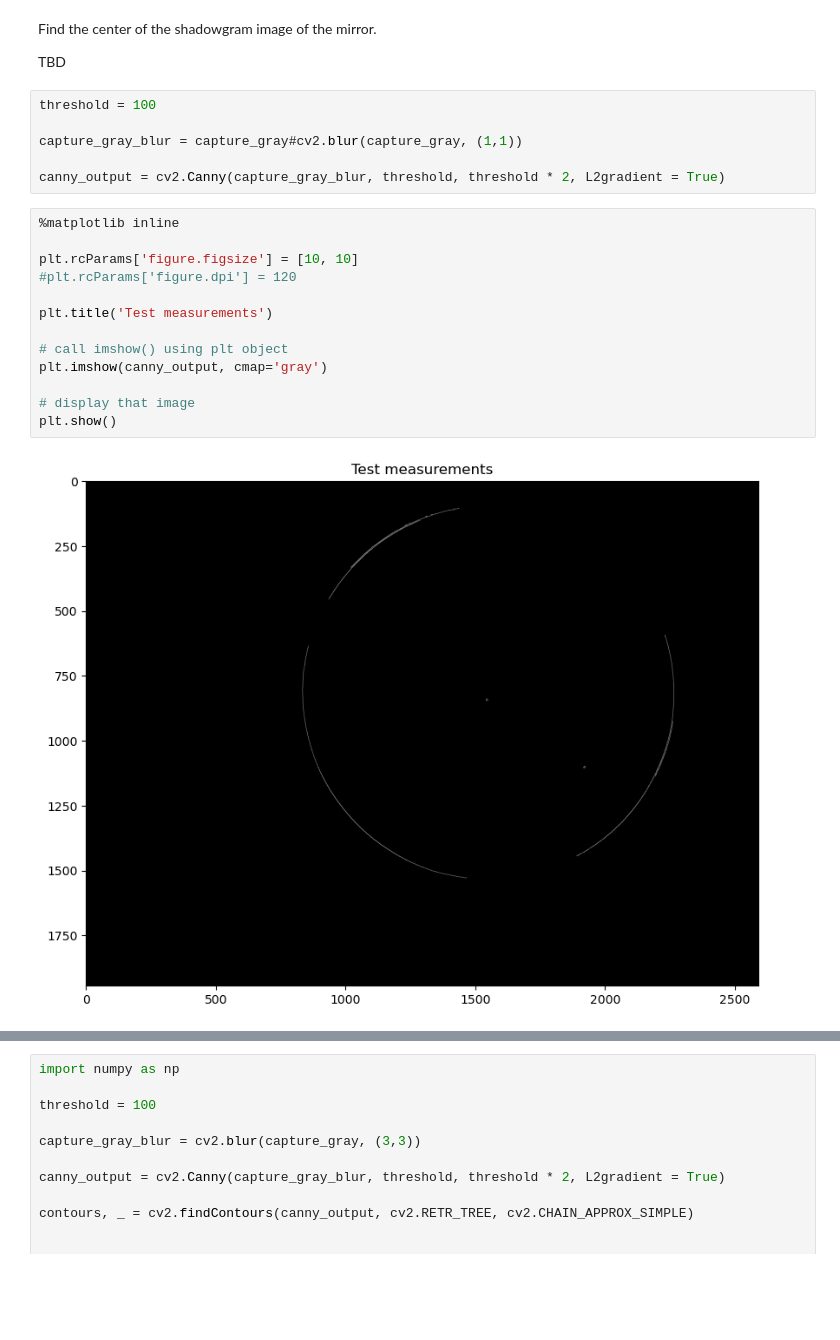
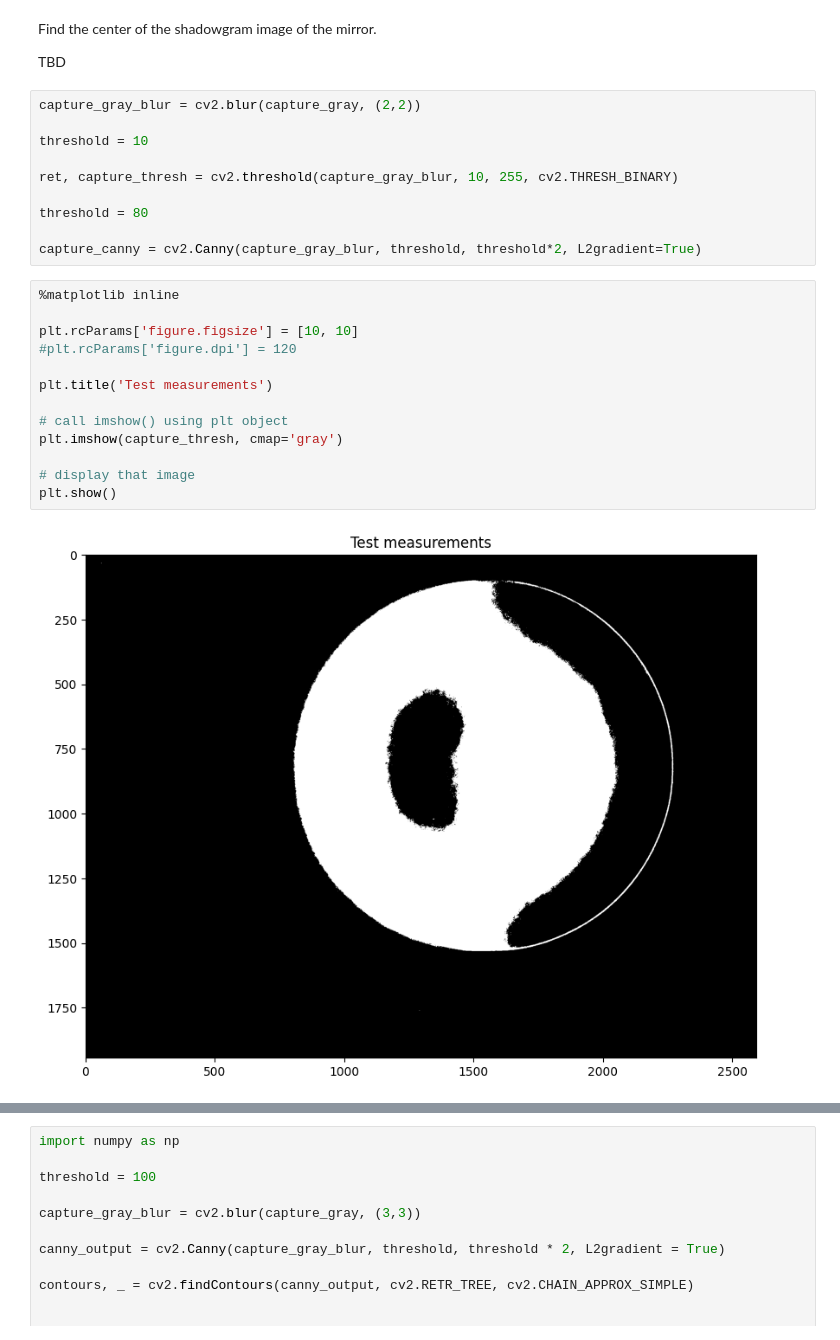
Before and after one commit to nunosousa/TelescopeMirrorTester, a Jupyter notebook: Software/Jupyter Notebooks/Shadowgram analysis/Shadowgram analysis.ipynb, the cells around one changed output, grey strips where cells are left out. Cells and saved outputs as stored; diff of their text form; blank space fills up the shorter version.

```diff
--- a/Software/Jupyter Notebooks/Shadowgram analysis/Shadowgram analysis.ipynb
+++ b/Software/Jupyter Notebooks/Shadowgram analysis/Shadowgram analysis.ipynb
@@ -32,23 +32,27 @@ Find the center of the shadowgram image of the mirror.
 
 TBD
 # %%
-threshold = 100
+capture_gray_blur = cv2.blur(capture_gray, (2,2))
 
-capture_gray_blur = capture_gray#cv2.blur(capture_gray, (1,1))
+threshold = 10
 
-canny_output = cv2.Canny(capture_gray_blur, threshold, threshold * 2, L2gradient = True)
+ret, capture_thresh = cv2.threshold(capture_gray_blur, 10, 255, cv2.THRESH_BINARY)
+
+threshold = 80
+
+capture_canny = cv2.Canny(capture_gray_blur, threshold, threshold*2, L2gradient=True)
 # %%
 %matplotlib inline
 
 plt.rcParams['figure.figsize'] = [10, 10]
 #plt.rcParams['figure.dpi'] = 120
 
 plt.title('Test measurements')
 
 # call imshow() using plt object
-plt.imshow(canny_output, cmap='gray')
+plt.imshow(capture_thresh, cmap='gray')
 
 # display that image
 plt.show()
 # %% [output]
-[figure, old version]
+[figure, new version]
```
Also changed, not shown: parts of 9 cells of this notebook.
